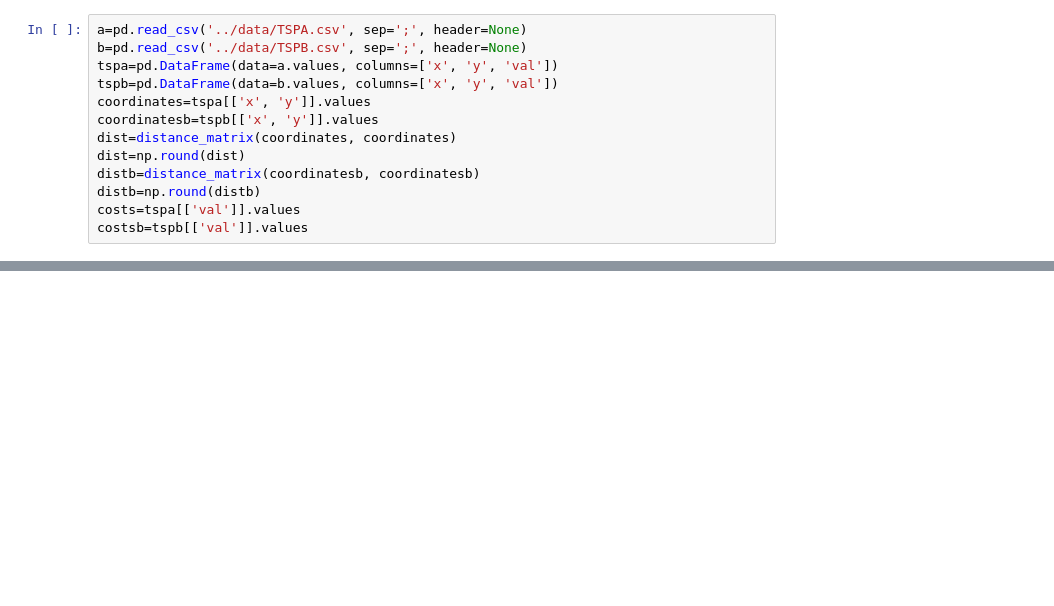
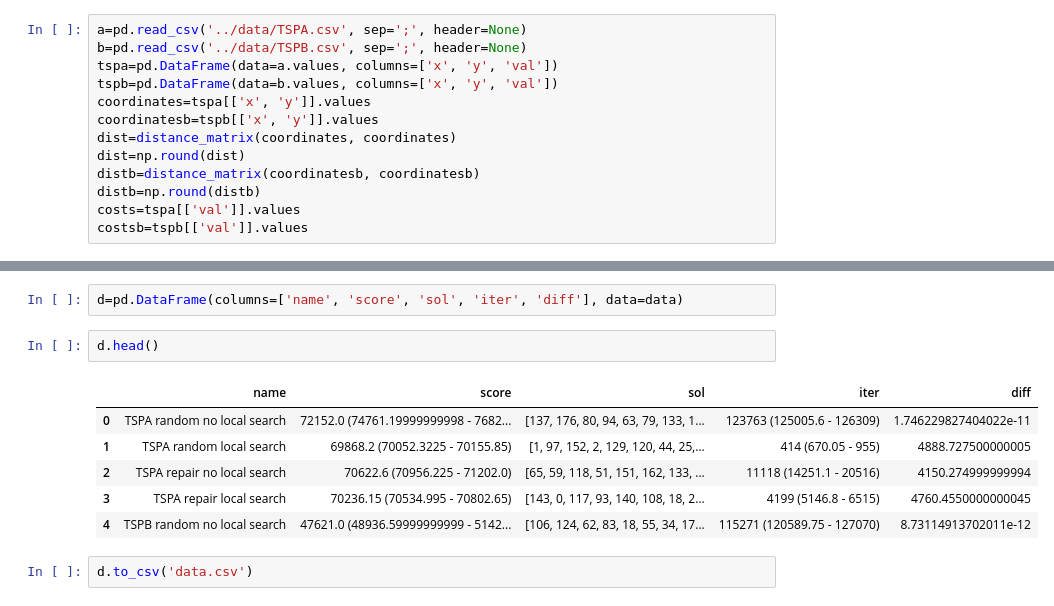
Before and after one commit to krzysztof-m-w/evolutionary_computation, a Jupyter notebook: lab9/ec9.ipynb, the cells around one changed output, grey strips where cells are left out. Saved outputs shown, nothing was run; the diff lists cells and outputs as text; blank space fills up the shorter version.

```diff
--- a/lab9/ec9.ipynb
+++ b/lab9/ec9.ipynb
@@ -50,0 +534,13 @@ a,b=get_random_solution(200),get_random_solution(200)
+# %%
+d=pd.DataFrame(columns=['name', 'score', 'sol', 'iter', 'diff'], data=data)
+# %%
+d.head()
+# %% [output]
+|  | name | score | sol | iter | diff |
+| 0 | TSPA random no local search | 72152.0 (74761.19999999998 - 7682... | [137, 176, 80, 94, 63, 79, 133, 1... | 123763 (125005.6 - 126309) | 1.746229827404022e-11 |
+| 1 | TSPA random local search | 69868.2 (70052.3225 - 70155.85) | [1, 97, 152, 2, 129, 120, 44, 25,... | 414 (670.05 - 955) | 4888.727500000005 |
+| 2 | TSPA repair no local search | 70622.6 (70956.225 - 71202.0) | [65, 59, 118, 51, 151, 162, 133, ... | 11118 (14251.1 - 20516) | 4150.274999999994 |
+| 3 | TSPA repair local search | 70236.15 (70534.995 - 70802.65) | [143, 0, 117, 93, 140, 108, 18, 2... | 4199 (5146.8 - 6515) | 4760.4550000000045 |
+| 4 | TSPB random no local search | 47621.0 (48936.59999999999 - 5142... | [106, 124, 62, 83, 18, 55, 34, 17... | 115271 (120589.75 - 127070) | 8.73114913702011e-12 |
+# %%
+d.to_csv('data.csv')
```
Also changed, not shown: parts of 12 cells of this notebook, 1 other file.
